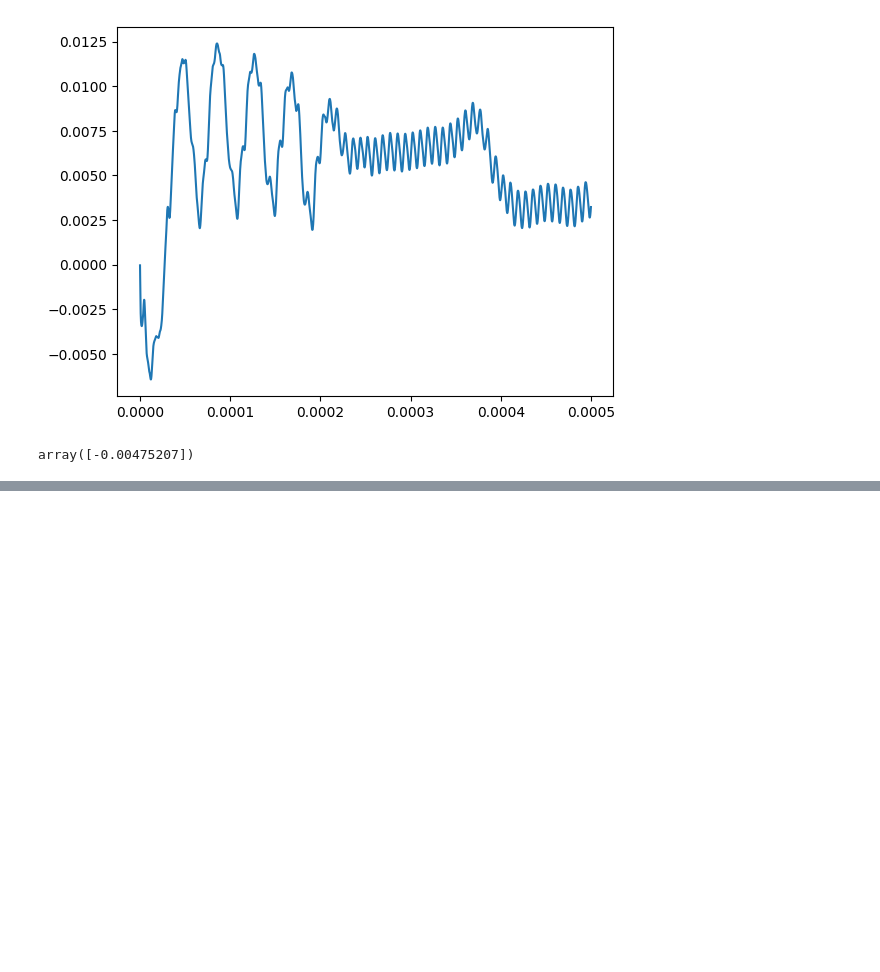
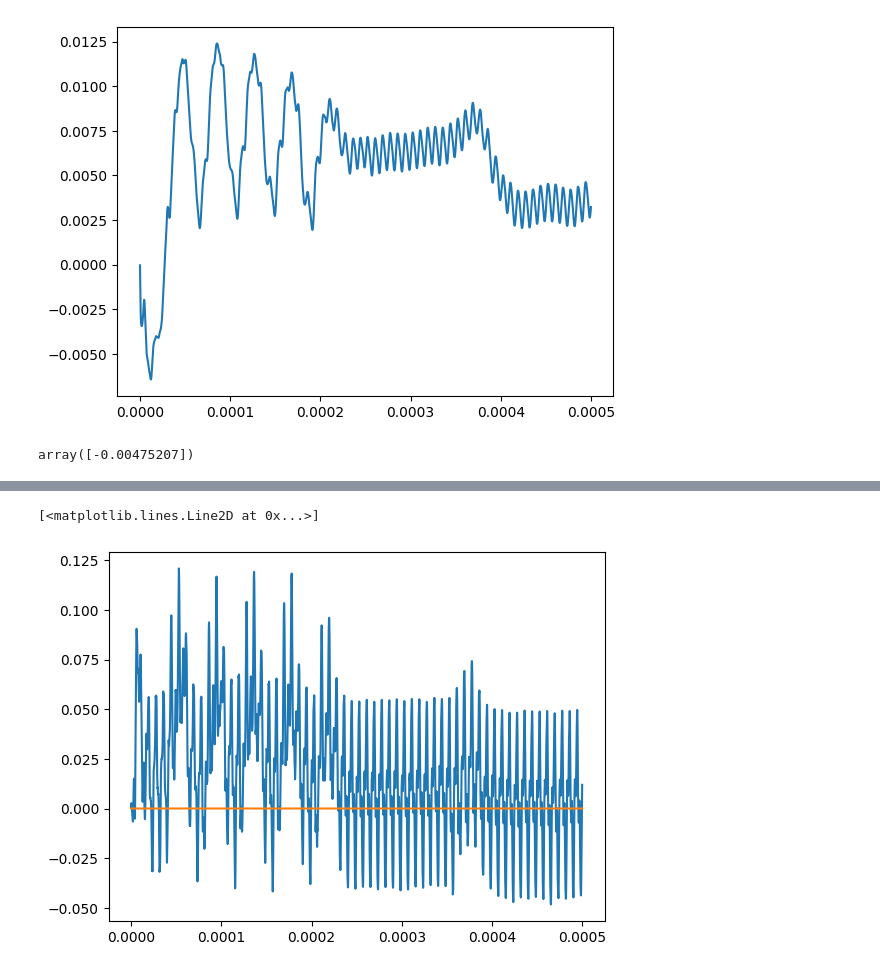
Before and after one commit to Nekoemy/CoBAR_wind_sensing, a Jupyter notebook: FindBias.ipynb, the cells around one changed output, grey strips where cells are left out. Saved outputs shown, nothing was run; the diff lists cells and outputs as text; code cells hidden in the pictures; blank space fills up the shorter version.

```diff
--- a/FindBias.ipynb
+++ b/FindBias.ipynb
@@ -439,0 +459,6 @@ array([-0.00475207])
+# %%
+plt.plot(time,fly_orient_y)
+plt.plot(time,np.zeros(len(time)))
+# %% [output]
+[<matplotlib.lines.Line2D at 0x...>]
+[figure, added]
```
Also changed, not shown: parts of 6 cells of this notebook.
